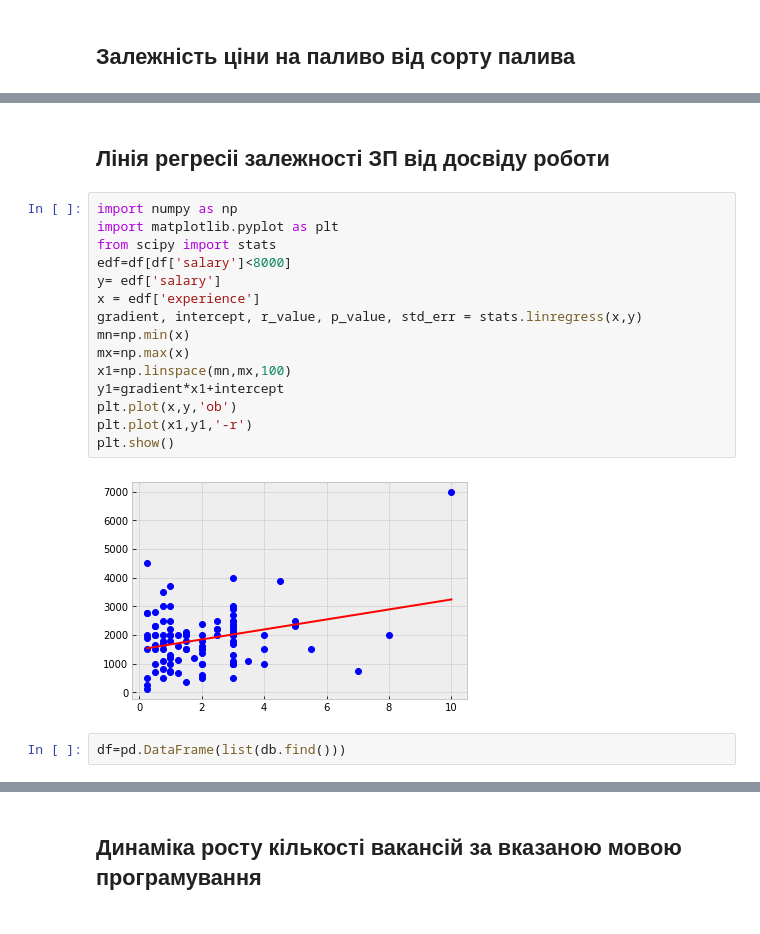
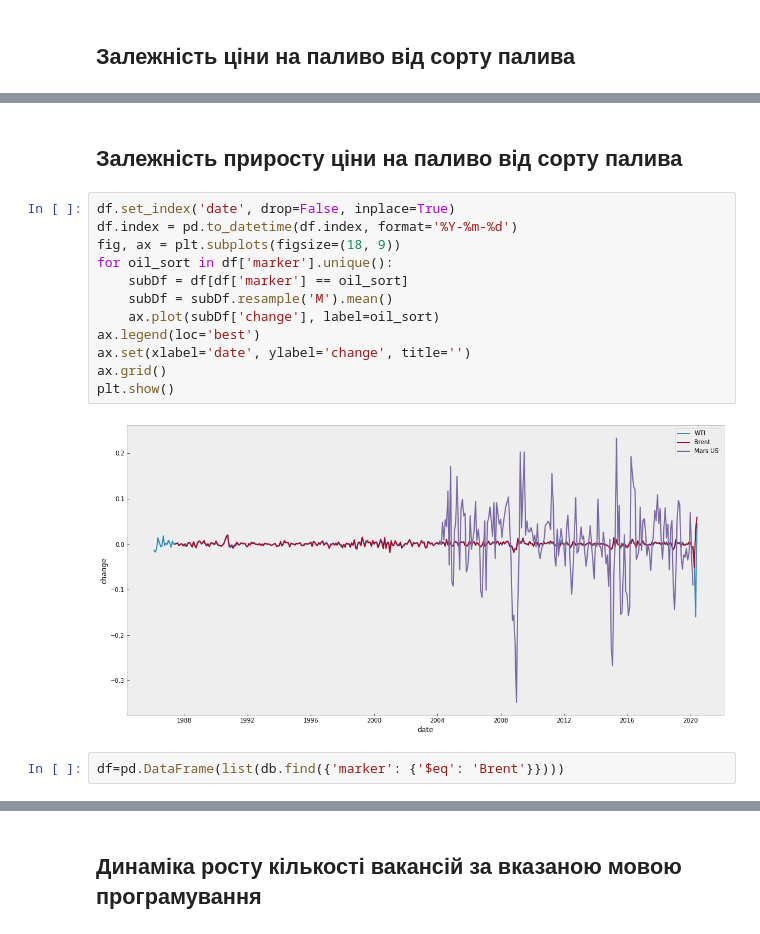
Before and after one commit to mihamor/db_course_work, a Jupyter notebook: Notebook.ipynb, the cells around one changed output, grey strips where cells are left out. Saved outputs shown, nothing was run; the diff lists cells and outputs as text.

```diff
--- a/Notebook.ipynb
+++ b/Notebook.ipynb
@@ -39,21 +42,18 @@ ValueError: time data Apr-2004 doesn't match format specified
-# %% [markdown]
-## Лінія регресіі залежності ЗП від досвіду роботи
-# %%
-import numpy as np
-import matplotlib.pyplot as plt
-from scipy import stats
-edf=df[df['salary']<8000]
-y= edf['salary']
-x = edf['experience']
-gradient, intercept, r_value, p_value, std_err = stats.linregress(x,y)
-mn=np.min(x)
-mx=np.max(x)
-x1=np.linspace(mn,mx,100)
-y1=gradient*x1+intercept
-plt.plot(x,y,'ob')
-plt.plot(x1,y1,'-r')
-plt.show()
-# %% [output]
-[figure, removed]
+# %% [markdown]
+## Залежність приросту ціни на паливо від сорту палива
+# %%
+df.set_index('date', drop=False, inplace=True)
+df.index = pd.to_datetime(df.index, format='%Y-%m-%d')
+fig, ax = plt.subplots(figsize=(18, 9))
+for oil_sort in df['marker'].unique():
+    subDf = df[df['marker'] == oil_sort]
+    subDf = subDf.resample('M').mean()
+    ax.plot(subDf['change'], label=oil_sort)
+ax.legend(loc='best')
+ax.set(xlabel='date', ylabel='change', title='')
+ax.grid()
+plt.show()
+# %% [output]
+[figure, added]
 # %%
-df=pd.DataFrame(list(db.find()))
+df=pd.DataFrame(list(db.find({'marker': {'$eq': 'Brent'}})))
```
Also changed, not shown: parts of 31 cells of this notebook, 3 other files.
